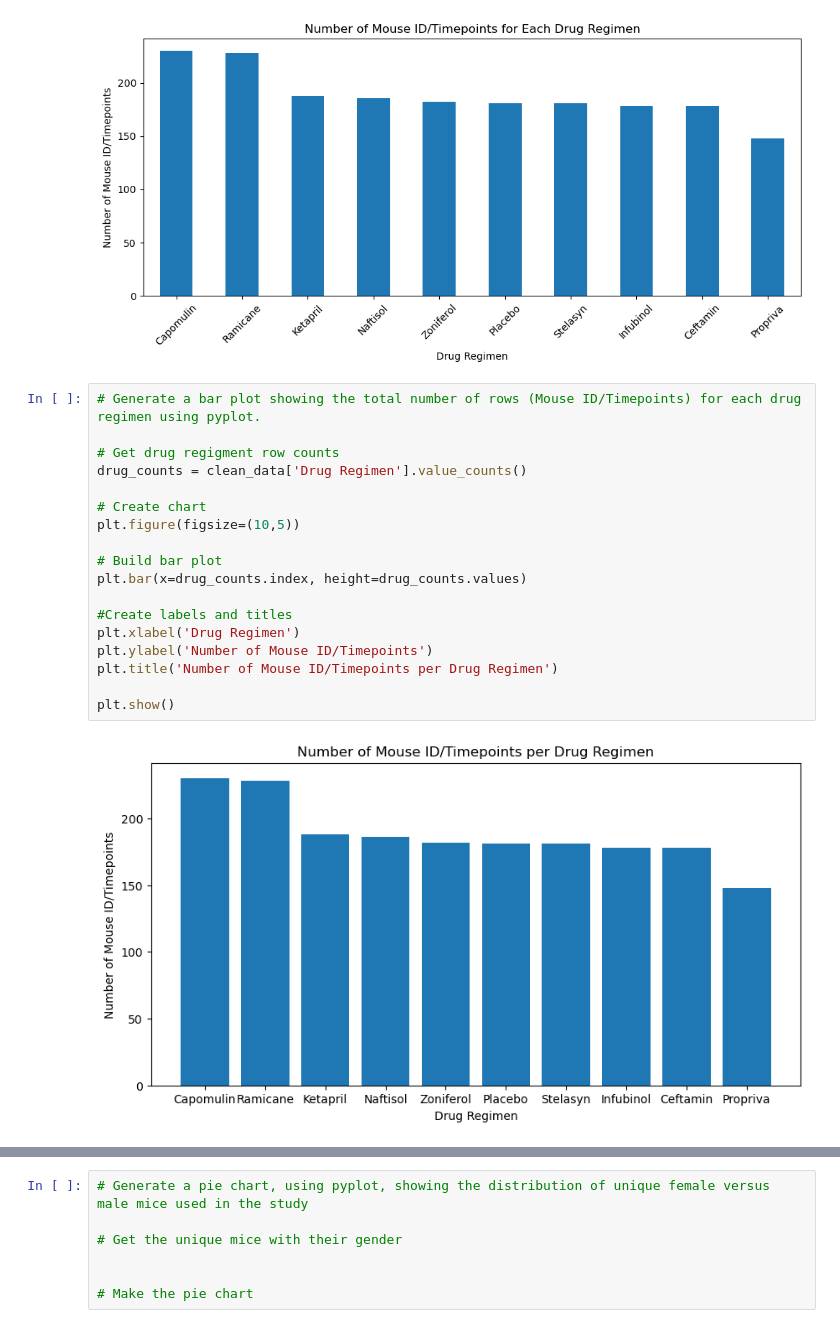
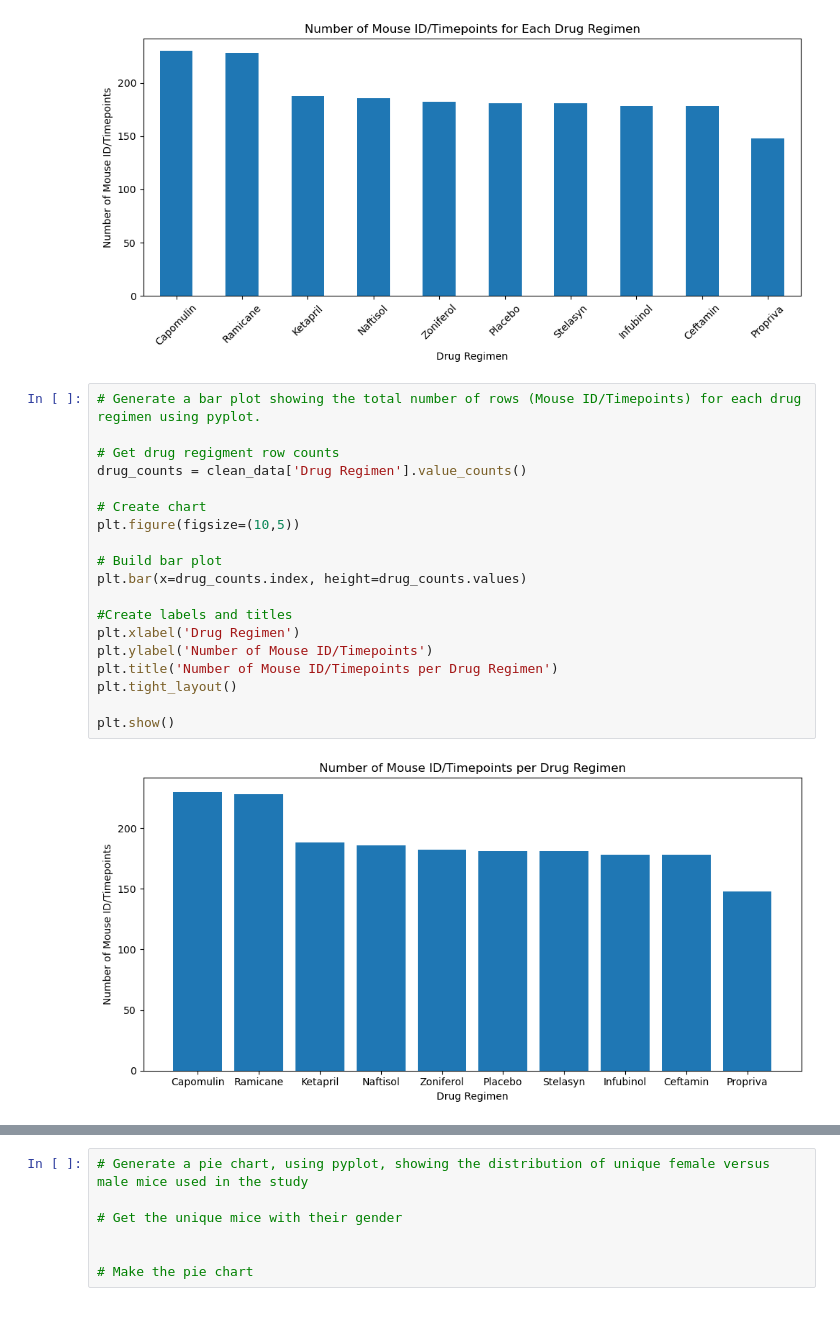
Before and after one commit to KP-Priest/Mod_5, a Jupyter notebook: pymaceuticals_starter.ipynb, the cells around one changed output, grey strips where cells are left out. Cells and saved outputs as stored; diff of their text form.

```diff
--- a/pymaceuticals_starter.ipynb
+++ b/pymaceuticals_starter.ipynb
@@ -152,23 +152,24 @@ plt.show()
 # %%
 # Generate a bar plot showing the total number of rows (Mouse ID/Timepoints) for each drug regimen using pyplot.
 
 # Get drug regigment row counts
 drug_counts = clean_data['Drug Regimen'].value_counts()
 
 # Create chart
 plt.figure(figsize=(10,5))
 
 # Build bar plot
 plt.bar(x=drug_counts.index, height=drug_counts.values)
 
 #Create labels and titles
 plt.xlabel('Drug Regimen')
 plt.ylabel('Number of Mouse ID/Timepoints')
 plt.title('Number of Mouse ID/Timepoints per Drug Regimen')
+plt.tight_layout()
 
 plt.show()
 # %% [output]
-[figure, old version]
+[figure, new version]
 # %%
 # Generate a pie chart, using Pandas, showing the distribution of unique female versus male mice used in the study
 
```
Also changed, not shown: parts of 1 cell of this notebook.
